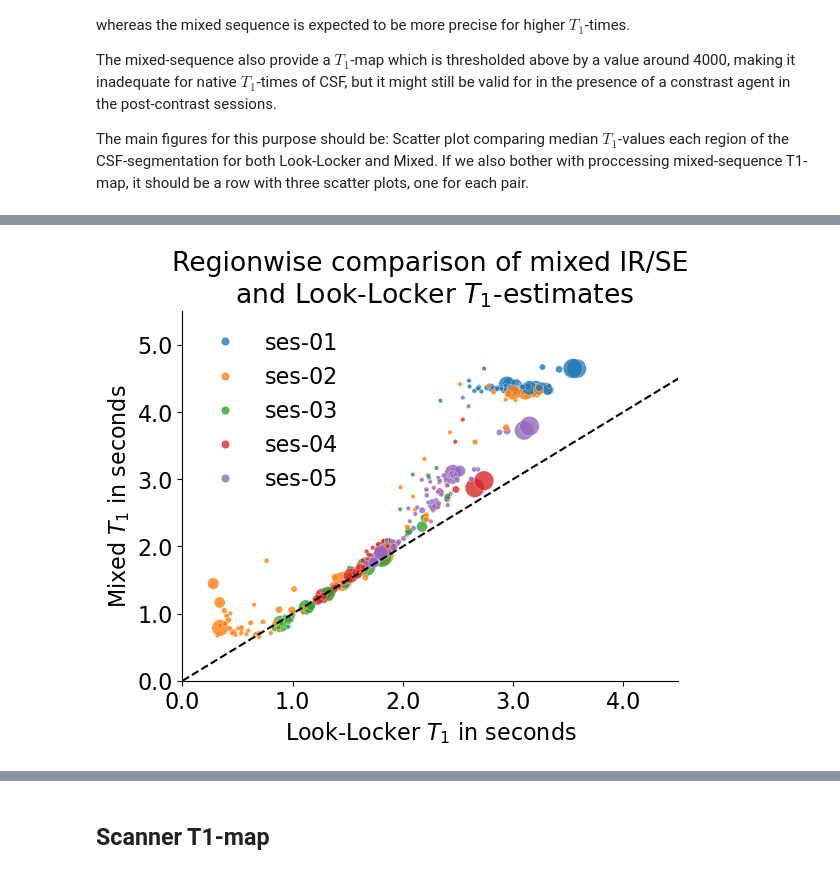
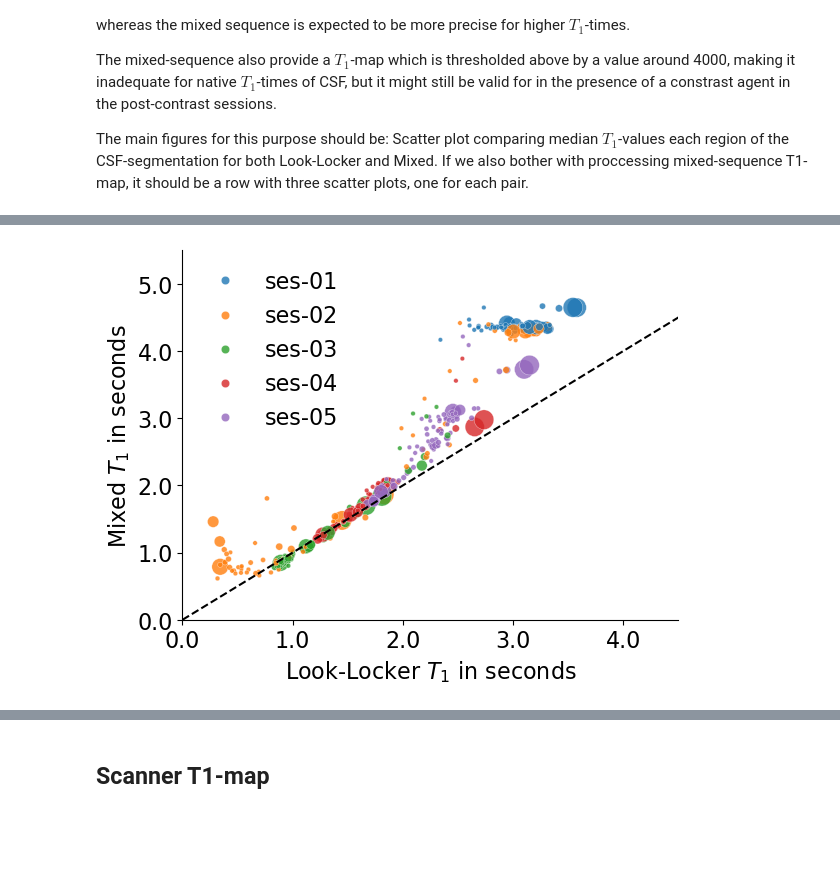
Before and after one commit to jorgenriseth/gonzo, a Jupyter notebook: docs/comparison-t1map-mixed-looklocker.ipynb, the cells around one changed output, grey strips where cells are left out. Saved outputs shown, nothing was run; the diff lists cells and outputs as text; code cells hidden in the pictures; blank space fills up the shorter version.

```diff
--- a/docs/comparison-t1map-mixed-looklocker.ipynb
+++ b/docs/comparison-t1map-mixed-looklocker.ipynb
@@ -141,19 +102,0 @@ plt.show()
-# %%
-sessions = [f"ses-{idx:02d}" for idx in range(1, 6)]
-ig, axes = plt.subplots()
-ax = axes
-for idx, (scanner_i, mixed_i) in enumerate(zip(ll, mixed)):
-    ax.plot(scanner_i[mask], mixed_i[mask], ",", alpha=0.002, color="k", label=sessions[idx])
-
-ticks_seconds = tuple(1.0*i for i in range(11))
-plt.xticks([1000 * xi for xi in ticks_seconds], ticks_seconds)
-plt.yticks([1000 * xi for xi in ticks_seconds], ticks_seconds)
-ax.plot([0, 5000], [0, 5000], c="r", ls="--")
-ax.set_xlim(0, 4500)
-ax.set_ylim(0, 5500)
-
-ax.set_ylabel("Mixed $T_1$ in seconds")
-ax.set_xlabel("Look-Locker $T_1$ in seconds")
-# plt.legend(loc="upper left", bbox_to_anchor=(0.1, 1), frameon=False)
-plt.savefig("../figures/LL-mixed-T1-scatter-voxelwise.png", bbox_inches="tight")
-plt.show()
@@ -162,17 +102,0 @@ plt.show()
-# %%
-fig, axes = plt.subplots()
-ax = axes
-for idx, (scanner_i, mixed_i) in enumerate(zip(ll, mixed)):
-    ax.plot(scanner_i[mask], mixed_i[mask], ",", alpha=0.002, label=sessions[idx])
-
-ticks_seconds = tuple(1.0*i for i in range(11))
-plt.xticks([1000 * xi for xi in ticks_seconds], ticks_seconds)
-plt.yticks([1000 * xi for xi in ticks_seconds], ticks_seconds)
-ax.plot([0, 5000], [0, 5000], c="r", ls="--")
-ax.set_xlim(0, 4500)
-ax.set_ylim(0, 5500)
-
-ax.set_ylabel("Mixed $T_1$ in seconds")
-ax.set_xlabel("Look-Locker $T_1$ in seconds")
-plt.savefig("../figures/LL-mixed-T1-scatter-voxelwise-colored.png", bbox_inches="tight")
-plt.show()
@@ -231,29 +151,31 @@ sessions = [f"ses-{idx:02d}" for idx in range(1, 6)]
 # %%
+sessions = [f"ses-{idx:02d}" for idx in range(1, 6)]
+
 ticks_seconds = tuple(1.0*i for i in range(11))
 fig, ax = plt.subplots()
 g = sns.scatterplot(
     dframe,
     x="looklocker-median",
     y="mixed-median",
     hue="session",
     marker="o",
     size="size",
     sizes=(10, 200),  # Define min and max size
     size_norm=(0, dframe["size"].max()),  # Linear scaling,
     alpha=0.8,
     legend=True
 )
 plt.plot([0, 10000], [0, 10000], color="k", ls="--")
 plt.ylabel("Mixed $T_1$ in seconds")
 plt.xlabel("Look-Locker $T_1$ in seconds")
 plt.xticks([1000 * xi for xi in ticks_seconds], ticks_seconds)
 plt.yticks([1000 * xi for xi in ticks_seconds], ticks_seconds)
 plt.xlim(0, 4500)
 plt.ylim(0, 5500)
 handles, labels = g.get_legend_handles_labels()
 plt.legend(handles=handles[1:6], labels=labels[1:6], frameon=False)
-plt.title("Regionwise comparison of mixed IR/SE\n and Look-Locker $T_1$-estimates")
-plt.savefig("../figures/LL-mixed-T1-scatter-regionwise-colored.pdf", bbox_inches="tight")
+# plt.title("Regionwise comparison of mixed IR/SE\n and Look-Locker $T_1$-estimates")
+plt.savefig("../figures/LL-mixed-T1-scatter-regionwise-colored.pdf", bbox_inches="tight", dpi=300)
 plt.show()
 # %% [output]
-[figure, old version]
+[figure, new version]
```
Also changed, not shown: parts of 17 cells of this notebook, 7 other files.
